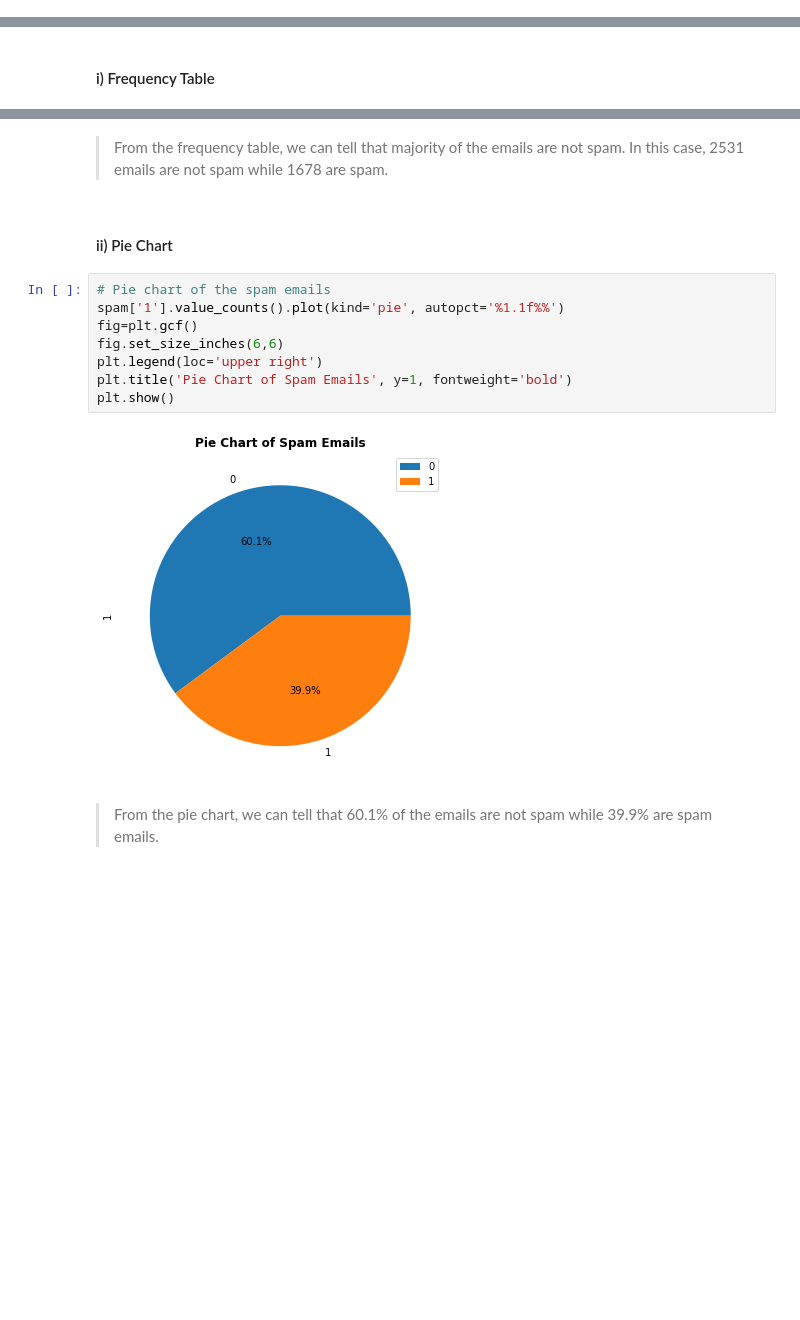
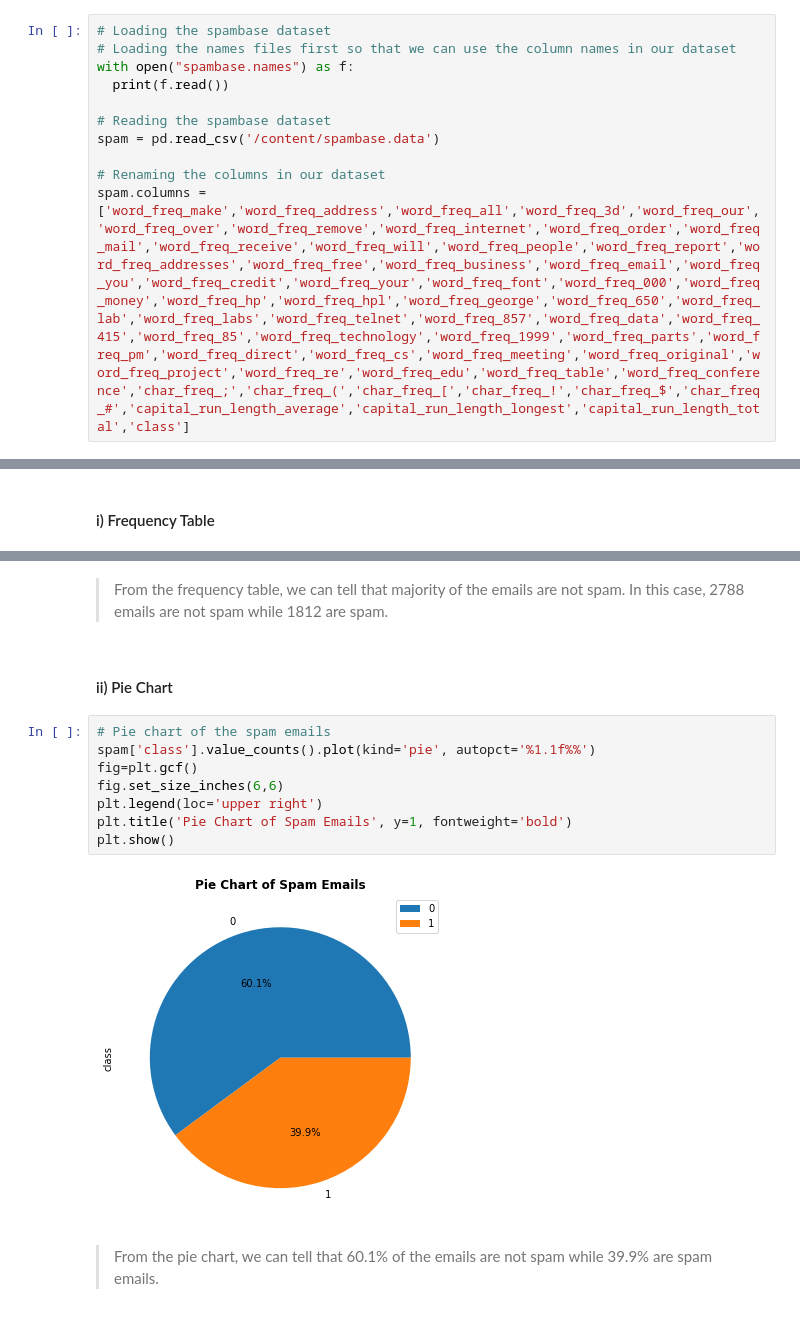
Before and after one commit to ian-mutai0/Titanic-Survival-Projetc, a Jupyter notebook: SpamBase_Dataset.ipynb, the cells around one changed output, grey strips where cells are left out. Saved outputs shown, nothing was run; the diff lists cells and outputs as text; blank space fills up the shorter version.

```diff
--- a/SpamBase_Dataset.ipynb
+++ b/SpamBase_Dataset.ipynb
@@ -44,0 +42,11 @@ spam = pd.read_csv('/content/spambase.data')
+# %%
+# Loading the spambase dataset
+# Loading the names files first so that we can use the column names in our dataset
+with open("spambase.names") as f:
+  print(f.read())
+
+# Reading the spambase dataset
+spam = pd.read_csv('/content/spambase.data')
+
+# Renaming the columns in our dataset
+spam.columns = ['word_freq_make','word_freq_address','word_freq_all','word_freq_3d','word_freq_our','word_freq_over','word_freq_remove','word_freq_internet','word_freq_order','word_freq_mail','word_freq_receive','word_freq_will','word_freq_people','word_freq_report','word_freq_addresses','word_freq_free','word_freq_business','word_freq_email','word_freq_you','word_freq_credit','word_freq_your','word_freq_font','word_freq_000','word_freq_money','word_freq_hp','word_freq_hpl','word_freq_george','word_freq_650','word_freq_lab','word_freq_labs','word_freq_telnet','word_freq_857','word_freq_data','word_freq_415','word_freq_85','word_freq_technology','word_freq_1999','word_freq_parts','word_freq_pm','word_freq_direct','word_freq_cs','word_freq_meeting','word_freq_original','word_freq_project','word_freq_re','word_freq_edu','word_freq_table','word_freq_conference','char_freq_;','char_freq_(','char_freq_[','char_freq_!','char_freq_$','char_freq_#','capital_run_length_average','capital_run_length_longest','capital_run_length_total','class']
@@ -253,17 +279,17 @@ Name: 1, dtype: int64
 # %% [markdown]
-> From the frequency table, we can tell that majority of the emails are not spam. In this case, 2531 emails are not spam while 1678 are spam.
+> From the frequency table, we can tell that majority of the emails are not spam. In this case, 2788 emails are not spam while 1812 are spam.
 # %% [markdown]
 #### ii) Pie Chart
 # %%
 # Pie chart of the spam emails
-spam['1'].value_counts().plot(kind='pie', autopct='%1.1f%%')
+spam['class'].value_counts().plot(kind='pie', autopct='%1.1f%%')
 fig=plt.gcf()
 fig.set_size_inches(6,6)
 plt.legend(loc='upper right')
 plt.title('Pie Chart of Spam Emails', y=1, fontweight='bold')
 plt.show()
 # %% [output]
-[figure, old version]
+[figure, new version]
 # %% [markdown]
 > From the pie chart, we can tell that 60.1% of the emails are not spam while 39.9% are spam emails.
 # %% [markdown]
```
Also changed, not shown: parts of 23 cells of this notebook.
